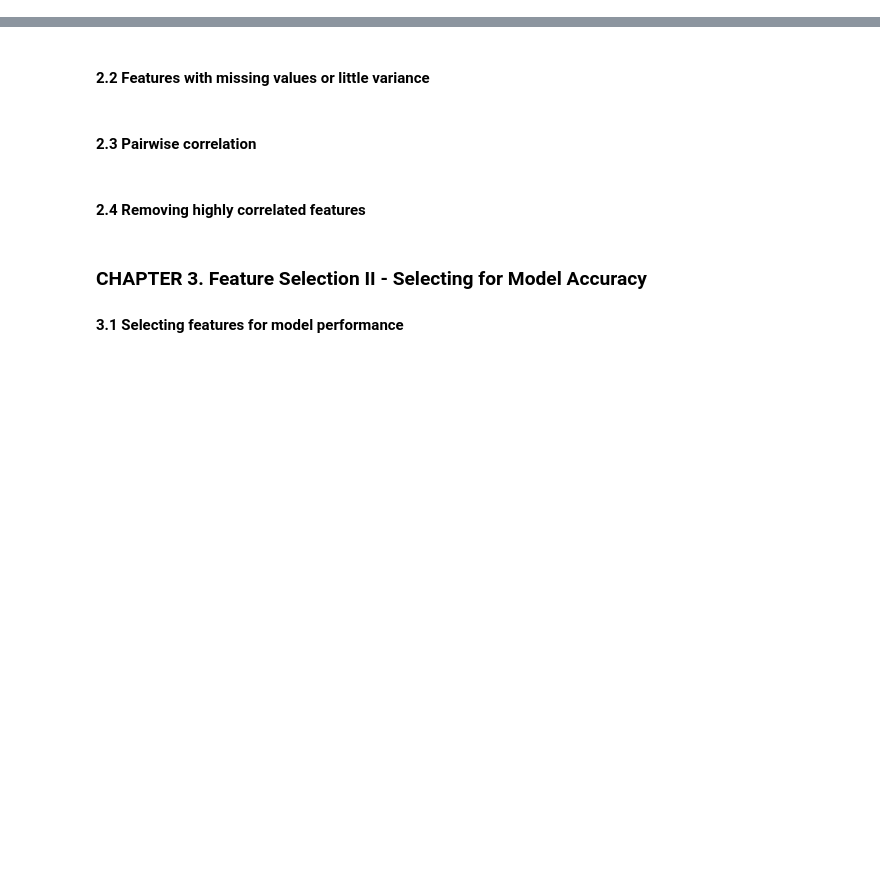
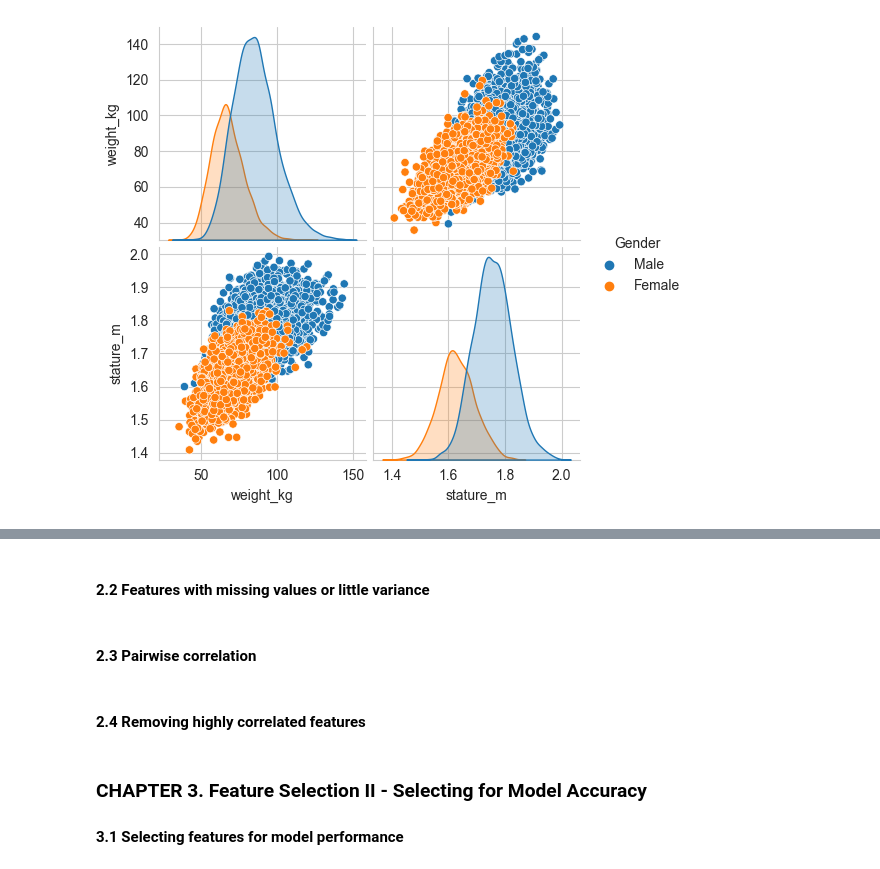
Before and after one commit to GuoweiYang19891101/datacamp_machine_learning_scientist_python, a Jupyter notebook: 7_dimension_reduction.ipynb, the cells around one changed output, grey strips where cells are left out. Cells and saved outputs as stored; diff of their text form; code cells hidden in the pictures; blank space fills up the shorter version.

```diff
--- a/7_dimension_reduction.ipynb
+++ b/7_dimension_reduction.ipynb
@@ -8,0 +125,9 @@
+# %%
+# create pairplot for new dataset after removing column
+reduced_df = ansur_df_1.drop('body_height', axis=1)
+sns.pairplot(reduced_df, hue='Gender')
+plt.show()
+
+# now it looks great!
+# %% [output]
+[figure, added]
```
Also changed, not shown: parts of 18 cells of this notebook.
